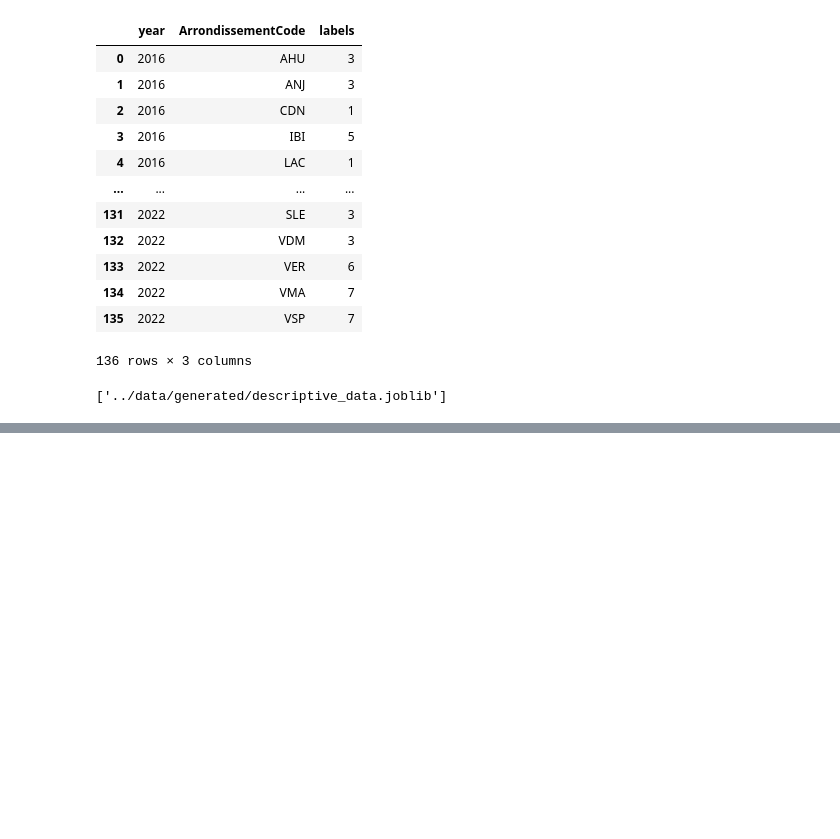
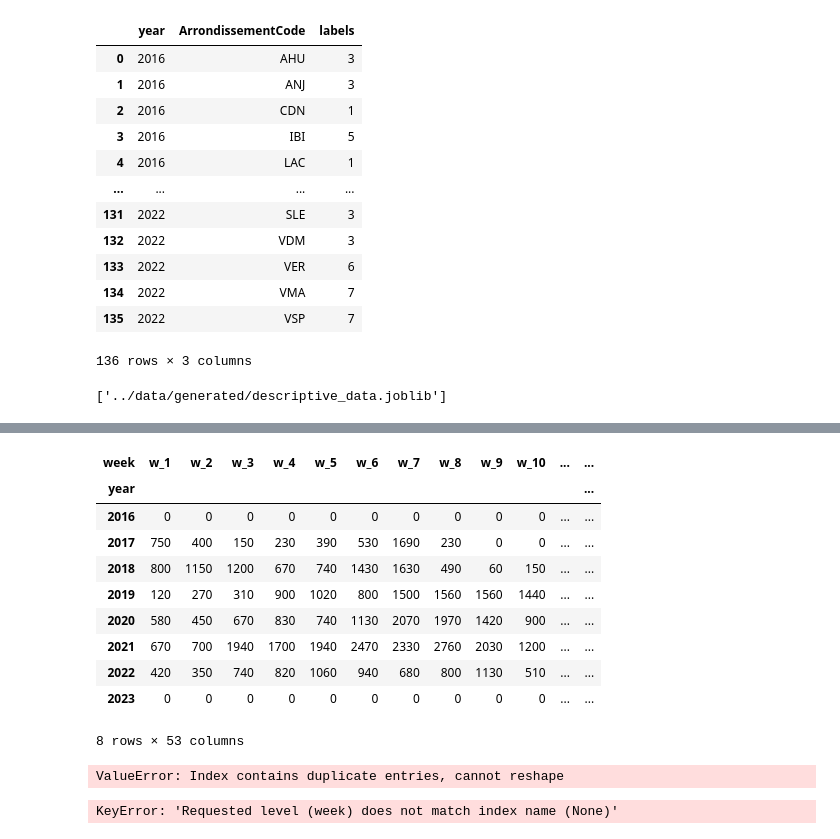
Before and after one commit to cimadure/ind6212, a Jupyter notebook: notebooks/weekly_snowfall_v2.ipynb, the cells around one changed output, grey strips where cells are left out. Cells and saved outputs as stored; diff of their text form; code cells hidden in the pictures; blank space fills up the shorter version.

```diff
--- a/notebooks/weekly_snowfall_v2.ipynb
+++ b/notebooks/weekly_snowfall_v2.ipynb
@@ -706,0 +469,26 @@ complete_average_snowfall
+# %%
+s = pd.pivot_table(dweather, values='w_snow', index=['year'],
+                       columns='week', aggfunc=np.sum, fill_value=0).add_prefix('w_')#.reset_index()#.drop(columns='week')
+display(s)
+# %% [output]
+| week | w_1 | w_2 | w_3 | w_4 | w_5 | w_6 | w_7 | w_8 | w_9 | w_10 | ... | ... |
+| year |  |  |  |  |  |  |  |  |  |  |  | ... |
+| 2016 | 0 | 0 | 0 | 0 | 0 | 0 | 0 | 0 | 0 | 0 | ... | ... |
+| 2017 | 750 | 400 | 150 | 230 | 390 | 530 | 1690 | 230 | 0 | 0 | ... | ... |
+| 2018 | 800 | 1150 | 1200 | 670 | 740 | 1430 | 1630 | 490 | 60 | 150 | ... | ... |
+| 2019 | 120 | 270 | 310 | 900 | 1020 | 800 | 1500 | 1560 | 1560 | 1440 | ... | ... |
+| 2020 | 580 | 450 | 670 | 830 | 740 | 1130 | 2070 | 1970 | 1420 | 900 | ... | ... |
+| 2021 | 670 | 700 | 1940 | 1700 | 1940 | 2470 | 2330 | 2760 | 2030 | 1200 | ... | ... |
+| 2022 | 420 | 350 | 740 | 820 | 1060 | 940 | 680 | 800 | 1130 | 510 | ... | ... |
+| 2023 | 0 | 0 | 0 | 0 | 0 | 0 | 0 | 0 | 0 | 0 | ... | ... |
+8 rows × 53 columns
+# %%
+
+dw = pd.pivot(data=dweather,columns='week',index='w_snow')
+display(dw)
+# %% [output]
+ValueError: Index contains duplicate entries, cannot reshape
+# %%
+dweather.unstack(level='week')
+# %% [output]
+KeyError: 'Requested level (week) does not match index name (None)'
```
Also changed, not shown: parts of 51 cells of this notebook, 1 other file.
